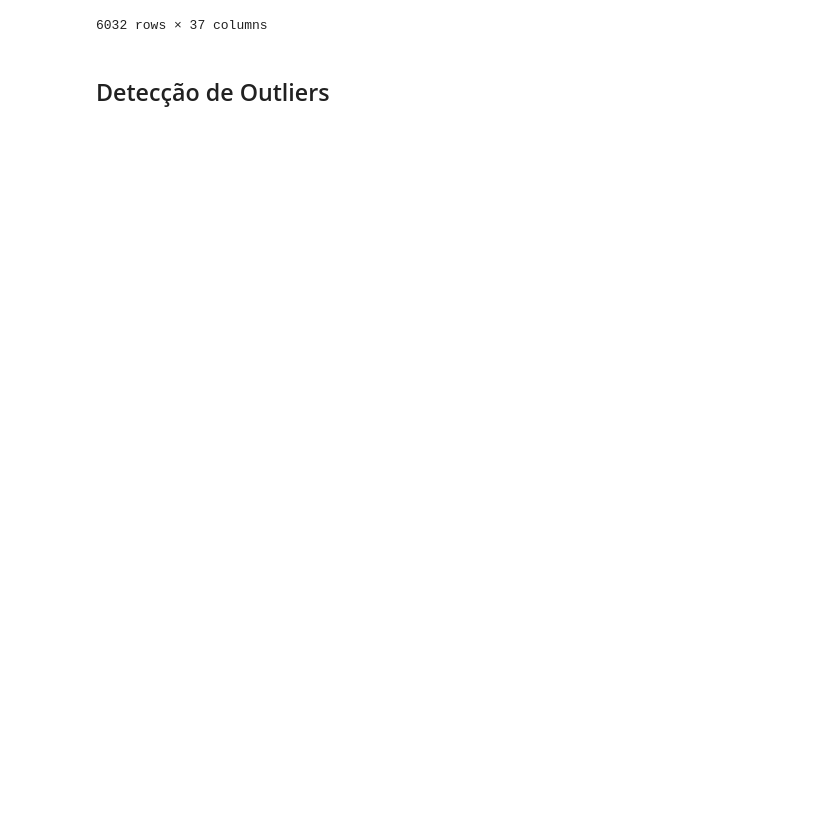
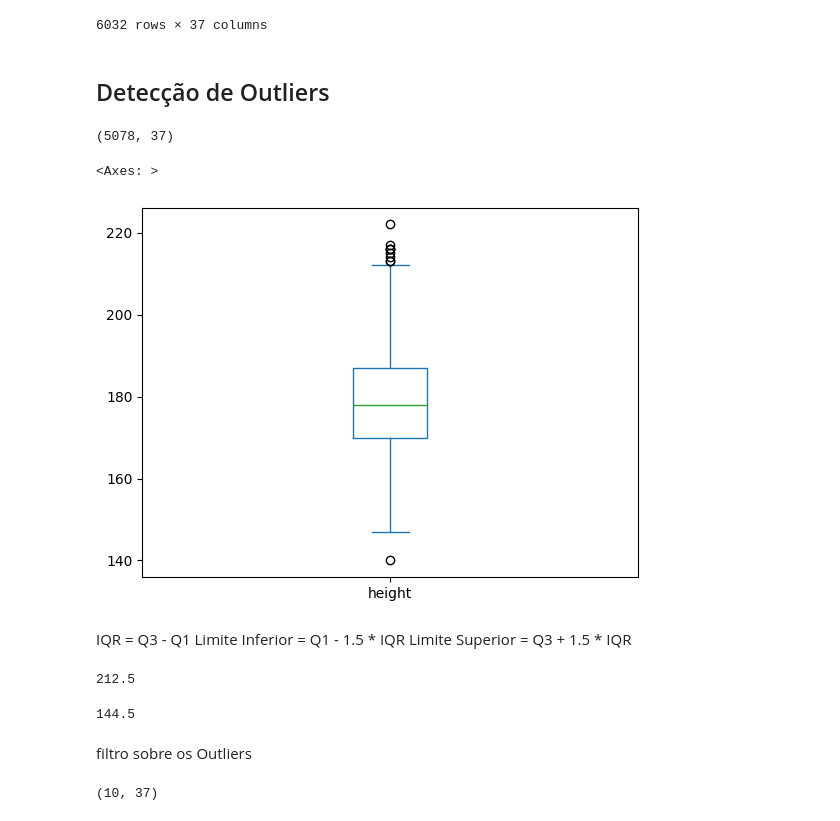
Before and after one commit to MarcioLuizBR/DataWrangling_Cleaning, a Jupyter notebook: DataWrangling_Cleaning.ipynb, the cells around one changed output. Cells and saved outputs as stored; diff of their text form; code cells hidden in the pictures; blank space fills up the shorter version.

```diff
--- a/DataWrangling_Cleaning.ipynb
+++ b/DataWrangling_Cleaning.ipynb
@@ -989,3 +989,18 @@ df[df["height"].isnull()]
 6032 rows × 37 columns
 # %% [markdown]
 ## Detecção de Outliers
+# %%
+df_positive_height = df[df["height"] > 0]
+# %%
+df_positive_height.shape
+# %% [output]
+(5078, 37)
+# %%
+df_positive_height["height"].plot(kind="box")
+# %% [output]
+<Axes: >
+[figure, added]
+# %% [markdown]
+IQR = Q3 - Q1
+Limite Inferior = Q1 - 1.5 * IQR
+Limite Superior = Q3 + 1.5 * IQR
@@ -991,0 +1016,10 @@ df[df["height"].isnull()]
+# %%
+limite_superior
+# %% [output]
+212.5
+# %%
+limite_inferior
+# %% [output]
+144.5
+# %% [markdown]
+filtro sobre os Outliers
@@ -991,0 +1028,4 @@ df[df["height"].isnull()]
+# %%
+outliers.shape
+# %% [output]
+(10, 37)
```
Also changed, not shown: parts of 26 cells of this notebook, 1 other file.
